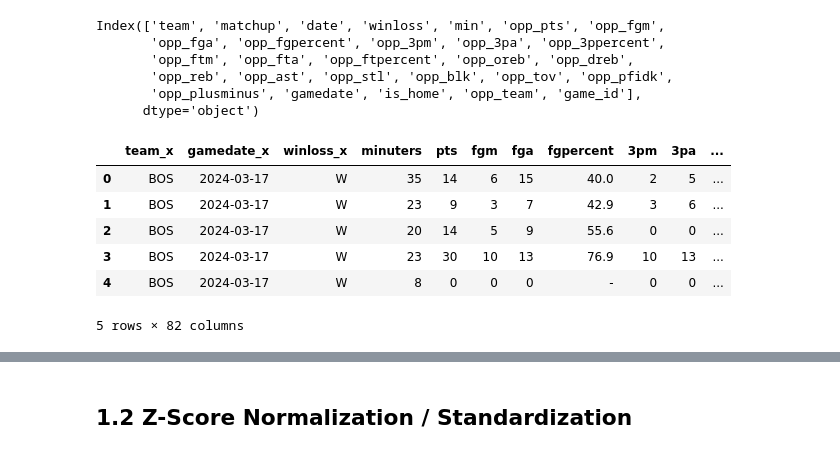
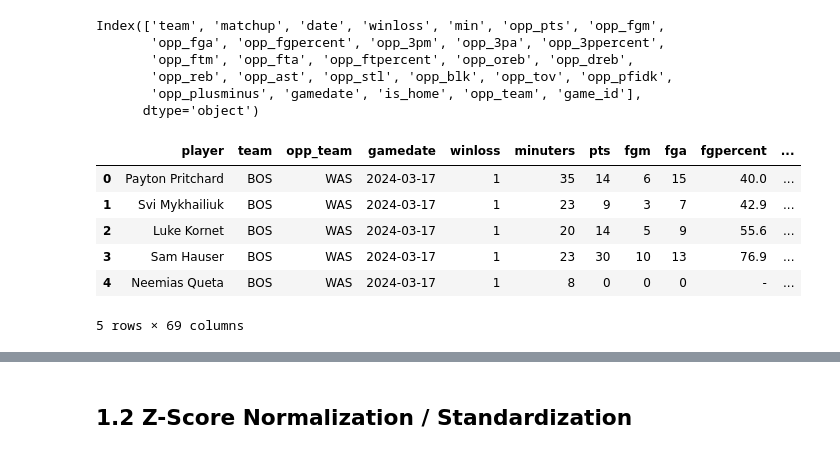
Before and after one commit to BerkeAltiparmak/SportSense.AI, a Jupyter notebook: SportSense.ipynb, the cells around one changed output, grey strips where cells are left out. Drawn from its saved outputs; the diff is of its cells as text; code cells hidden in the pictures.

```diff
--- a/SportSense.ipynb
+++ b/SportSense.ipynb
@@ -219,15 +237,3 @@ Index(['team', 'matchup', 'date', 'winloss', 'min', 'opp_pts', 'opp_fgm',
        'opp_reb', 'opp_ast', 'opp_stl', 'opp_blk', 'opp_tov', 'opp_pfidk',
        'opp_plusminus', 'gamedate', 'is_home', 'opp_team', 'game_id'],
       dtype='object')
-# %%
-initial_merged_df = pd.merge(player_df, own_team_df, left_on=['game_id', 'team'], right_on=['game_id', 'team'])
-df = pd.merge(initial_merged_df, opp_team_df, left_on=['game_id', 'opp_team_x'], right_on=['game_id', 'team'])
-df.head()
-# %% [output]
-|  | team_x | gamedate_x | winloss_x | minuters | pts | fgm | fga | fgpercent | 3pm | 3pa | ... |
-| 0 | BOS | 2024-03-17 | W | 35 | 14 | 6 | 15 | 40.0 | 2 | 5 | ... |
-| 1 | BOS | 2024-03-17 | W | 23 | 9 | 3 | 7 | 42.9 | 3 | 6 | ... |
-| 2 | BOS | 2024-03-17 | W | 20 | 14 | 5 | 9 | 55.6 | 0 | 0 | ... |
-| 3 | BOS | 2024-03-17 | W | 23 | 30 | 10 | 13 | 76.9 | 10 | 13 | ... |
-| 4 | BOS | 2024-03-17 | W | 8 | 0 | 0 | 0 | - | 0 | 0 | ... |
-5 rows × 82 columns
@@ -234,3 +250,16 @@ df.head()
+# %%
+# reorder the columns for visual purposes
+columns_order = ['player', 'team', 'opp_team', 'gamedate'] + [col for col in df.columns if col not in ['player', 'team', 'opp_team', 'gamedate', 'fp']] + ['fp']
+df = df[columns_order]
+df.head()
+# %% [output]
+|  | player | team | opp_team | gamedate | winloss | minuters | pts | fgm | fga | fgpercent | ... |
+| 0 | Payton Pritchard | BOS | WAS | 2024-03-17 | 1 | 35 | 14 | 6 | 15 | 40.0 | ... |
+| 1 | Svi Mykhailiuk | BOS | WAS | 2024-03-17 | 1 | 23 | 9 | 3 | 7 | 42.9 | ... |
+| 2 | Luke Kornet | BOS | WAS | 2024-03-17 | 1 | 20 | 14 | 5 | 9 | 55.6 | ... |
+| 3 | Sam Hauser | BOS | WAS | 2024-03-17 | 1 | 23 | 30 | 10 | 13 | 76.9 | ... |
+| 4 | Neemias Queta | BOS | WAS | 2024-03-17 | 1 | 8 | 0 | 0 | 0 | - | ... |
+5 rows × 69 columns
 # %%
 df.columns
 # %% [output]
```
Also changed, not shown: parts of 9 cells of this notebook.
